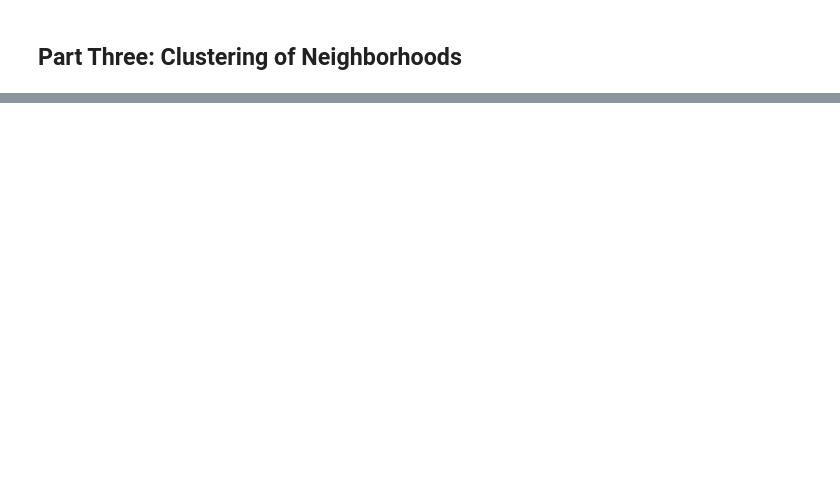
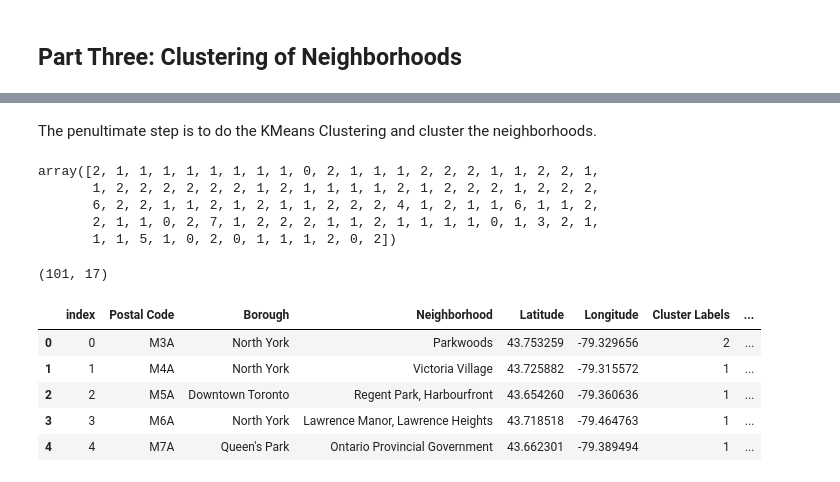
Before and after one commit to amsalexander23/Coursera_Capstone, a Jupyter notebook: Segmenting and Clustering Neighborhoods in Toronto.ipynb, the cells around one changed output, grey strips where cells are left out. Saved outputs shown, nothing was run; the diff lists cells and outputs as text; code cells hidden in the pictures; blank space fills up the shorter version.

Commit message:
Update to the .head of the final Toronto dataFrame

```diff
--- a/Segmenting and Clustering Neighborhoods in Toronto.ipynb
+++ b/Segmenting and Clustering Neighborhoods in Toronto.ipynb
@@ -114,0 +186,2 @@ York                              5             5         5          5
+# %%
+venues = getVenues(torontoGeo_df.Borough, torontoGeo_df.Neighborhood, torontoGeo_df.Latitude, torontoGeo_df.Longitude)
@@ -114,0 +224,5 @@ York                              5             5         5          5
+# %%
+#Grouping of the data into neighborhoods
+toronto_grouped = toronto_onehot.groupby('Neighborhood').mean().reset_index()
+print(toronto_grouped.shape)
+toronto_grouped.head()
@@ -114,0 +237,7 @@ York                              5             5         5          5
+# %%
+#Function to find the most common venue categories in each neighborhood
+def return_most_common_venues(row, num_top_venues):
+    row_categories = row.iloc[1:]
+    row_categories_sorted = row_categories.sort_values(ascending=False)
+
+    return row_categories_sorted.index.values[0:num_top_venues]
@@ -114,0 +273,43 @@ York                              5             5         5          5
+# %% [markdown]
+<p>The penultimate step is to do the KMeans Clustering and cluster the neighborhoods.</p>
+# %%
+# Number of clusters for the Kmeans clustering
+kclusters = 8
+
+#Dropping the neighborhood column as it has nothing to do with the machine learning
+toronto_grouped_cluster = toronto_grouped.drop('Neighborhood', 1)
+
+#Creation of the KMeans object
+kmeans = KMeans(n_clusters = kclusters, random_state=3).fit(toronto_grouped_cluster)
+
+#Printout of all the labels for the cluster
+kmeans.labels_
+# %% [output]
+array([2, 1, 1, 1, 1, 1, 1, 1, 1, 0, 2, 1, 1, 1, 2, 2, 2, 1, 1, 2, 2, 1,
+       1, 2, 2, 2, 2, 2, 2, 1, 2, 1, 1, 1, 1, 2, 1, 2, 2, 2, 1, 2, 2, 2,
+       6, 2, 2, 1, 1, 2, 1, 2, 1, 1, 2, 2, 2, 4, 1, 2, 1, 1, 6, 1, 1, 2,
+       2, 1, 1, 0, 2, 7, 1, 2, 2, 2, 1, 1, 2, 1, 1, 1, 1, 0, 1, 3, 2, 1,
+       1, 1, 5, 1, 0, 2, 0, 1, 1, 1, 2, 0, 2])
+# %%
+#Can be uncommented if needed to be run more than once as it breaks due to an adding another 'Cluster Labels' column
+#toronto_venues_sorted = toronto_venues_sorted.drop('Cluster Labels', 1)
+
+#Instertion of the cluster labels into the sorted venues dataFrame
+toronto_venues_sorted.insert(0, 'Cluster Labels', kmeans.labels_)
+
+#Merging of the Data together so that it can be shown together
+torontoGeo = torontoGeo_df.reset_index()
+toronto_merged = torontoGeo
+toronto_merged = toronto_merged.merge(toronto_venues_sorted.set_index('Neighborhood'), on='Neighborhood', how='inner')
+
+#Printout showing the shape and first 5 rows of data
+print(toronto_merged.shape)
+toronto_merged.head()
+# %% [output]
+(101, 17)
+|  | index | Postal Code | Borough | Neighborhood | Latitude | Longitude | Cluster Labels | ... |
+| 0 | 0 | M3A | North York | Parkwoods | 43.753259 | -79.329656 | 2 | ... |
+| 1 | 1 | M4A | North York | Victoria Village | 43.725882 | -79.315572 | 1 | ... |
+| 2 | 2 | M5A | Downtown Toronto | Regent Park, Harbourfront | 43.654260 | -79.360636 | 1 | ... |
+| 3 | 3 | M6A | North York | Lawrence Manor, Lawrence Heights | 43.718518 | -79.464763 | 1 | ... |
+| 4 | 4 | M7A | Queen's Park | Ontario Provincial Government | 43.662301 | -79.389494 | 1 | ... |
```
Also changed, not shown: parts of 22 cells of this notebook.
